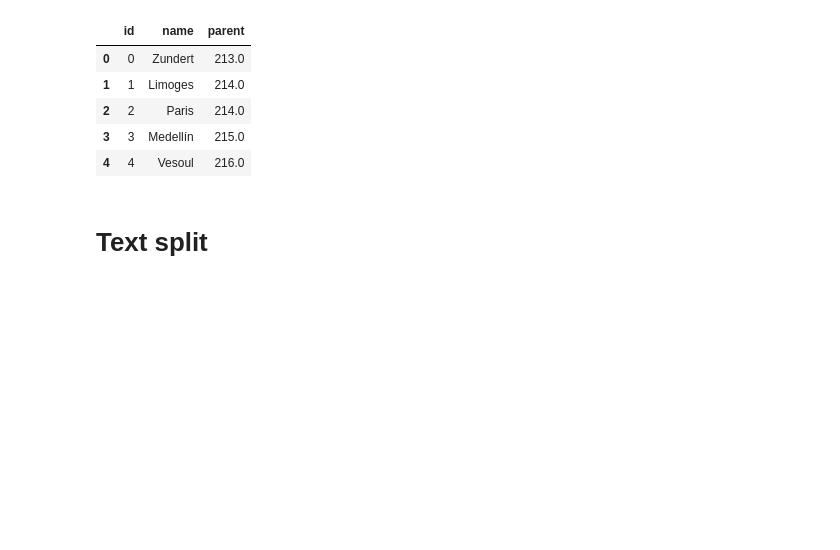
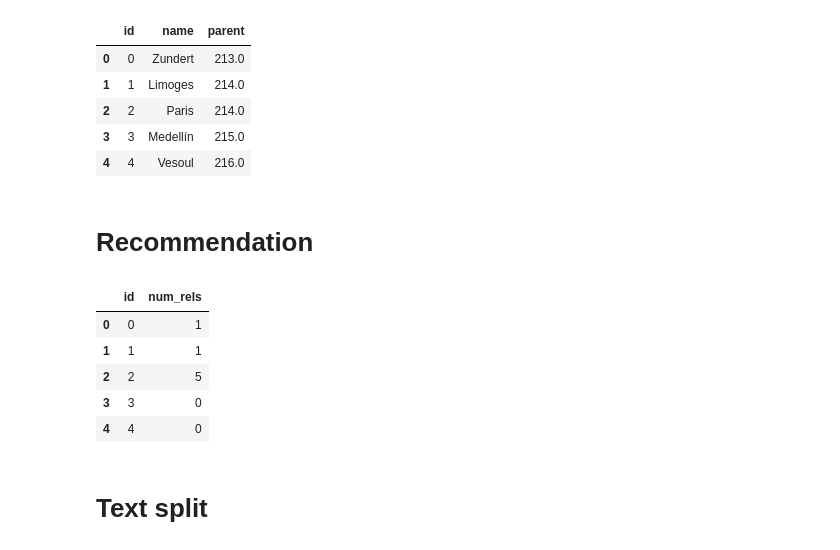
Before and after one commit to StefHerregods/datathon-AI-art, a Jupyter notebook: DataProcessing/1_DataProcessingMerge.ipynb, the cells around one changed output. Drawn from its saved outputs; the diff is of its cells as text; code cells hidden in the pictures; blank space fills up the shorter version.

Commit message:
added Recommendation and Features columns to main dataframe

```diff
--- a/DataProcessing/1_DataProcessingMerge.ipynb
+++ b/DataProcessing/1_DataProcessingMerge.ipynb
@@ -8,9 +8,12 @@ Special = pd.read_csv("ArtistSpecializations.csv")
 Generated = pd.read_csv("Generated.csv")
 Artist = pd.read_csv("Artist.csv")
 Education = pd.read_csv("ArtistEducation.csv")
-Places = pd.read_csv("Places")
+Places = pd.read_csv("Places.csv")
 OutputReal = pd.read_csv("output_real.csv")
 OutputFake = pd.read_csv("output_fake.csv")
+FeaturesFake = pd.read_csv("image_features_fake.csv")
+FeaturesReal = pd.read_csv("image_features_real.csv")
+Rec = pd.read_csv("n_relations_recommendations.csv")
 # %% [markdown]
 # Artwork
 # %%
@@ -184,6 +187,17 @@ Places.head()
 # %%
 Places2 = Places.iloc[:,[0,2]]
 Places2 = Places2.rename(columns = {"id": "artist_id"})
+# %% [markdown]
+# Recommendation
+# %%
+Rec.head()
+# %% [output]
+|  | id | num_rels |
+| 0 | 0 | 1 |
+| 1 | 1 | 1 |
+| 2 | 2 | 5 |
+| 3 | 3 | 0 |
+| 4 | 4 | 0 |
 # %% [markdown]
 # Text split
 # %%
```
Also changed, not shown: parts of 5 cells of this notebook, 1 other file.
